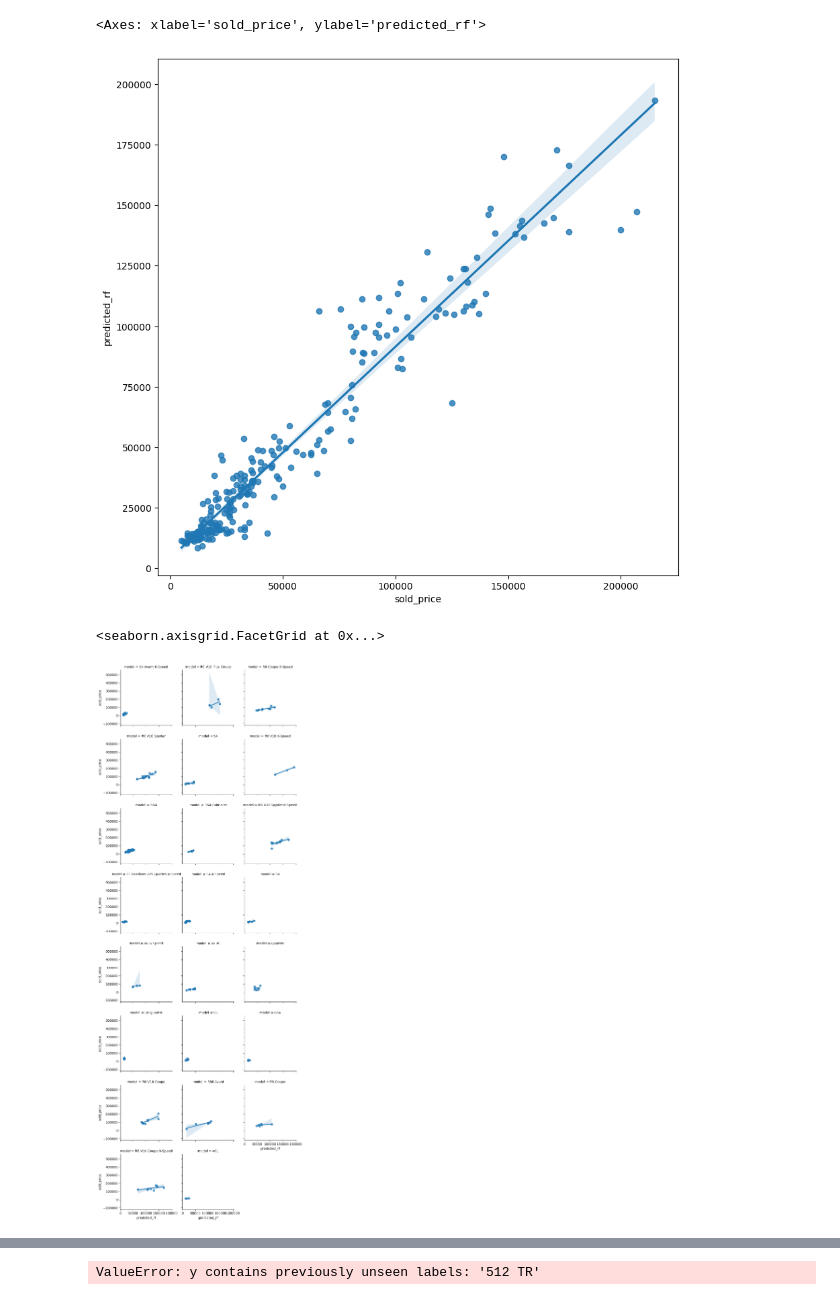
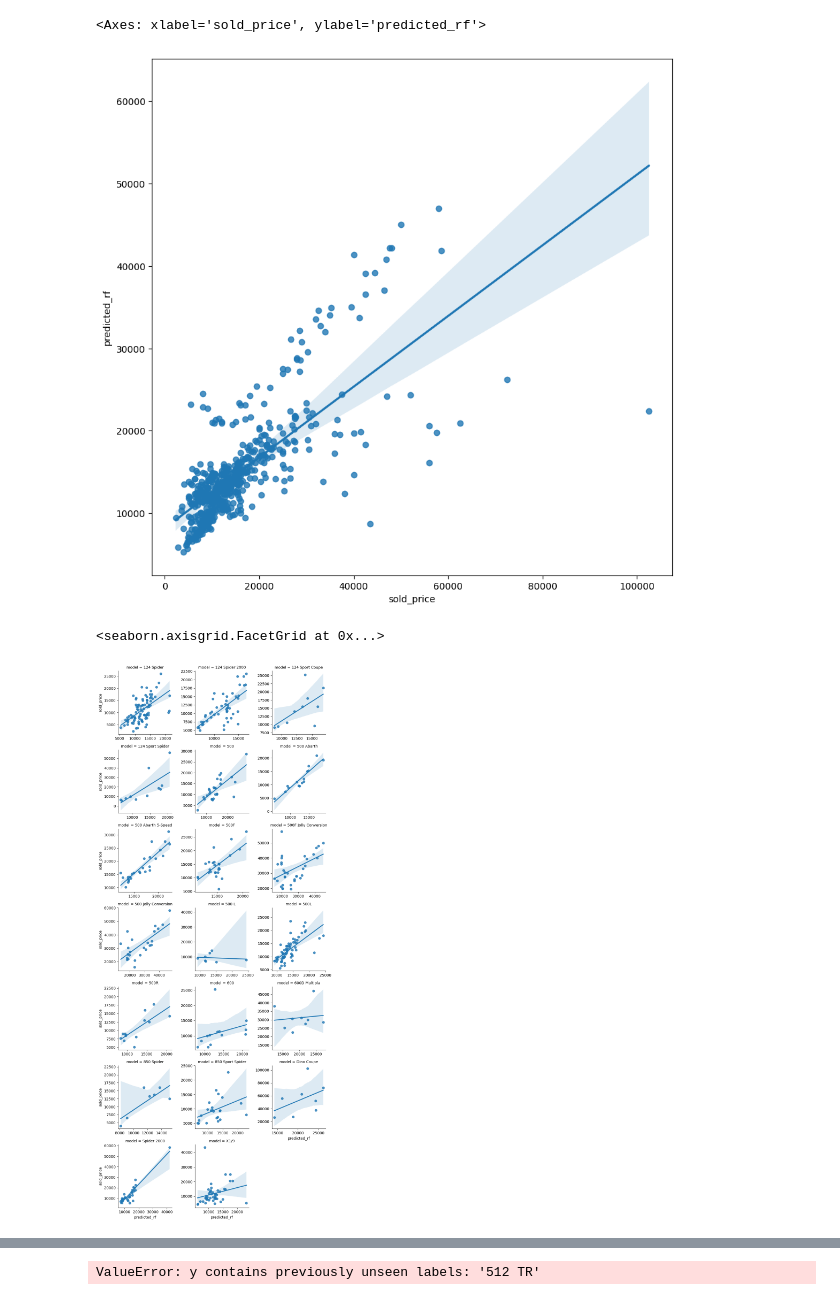
Before and after one commit to redshift75/autostrada, a Jupyter notebook: notebooks/car-prices.ipynb, the cells around one changed output, grey strips where cells are left out. Saved outputs shown, nothing was run; the diff lists cells and outputs as text; code cells hidden in the pictures.

Commit message:
model min is 10 obs

```diff
--- a/notebooks/car-prices.ipynb
+++ b/notebooks/car-prices.ipynb
@@ -25,8 +25,8 @@ SUPABASE_SERVICE_KEY = os.getenv("NEXT_PUBLIC_SUPABASE_SERVICE_KEY")
 
 supabase = create_client(SUPABASE_URL, SUPABASE_SERVICE_KEY)
 
-MAKE = "Audi"
-min_observations = 20
+MAKE = "Fiat"
+min_observations = 10
 
 response = (
     supabase.table("bat_completed_auctions")
@@ -209,13 +209,13 @@ Trans Mapping: {'automatic': 0, 'manual': 1}
 # Features
 # year	model	mileage	normalized_color	transmission
 
-X_train, X_test, y_train, y_test = train_test_split(X, y, test_size=0.20, random_state=42, shuffle = True)
+#X_train, X_test, y_train, y_test = train_test_split(X, y, test_size=0.2, random_state=42, shuffle = True)
 
-car_model_rf = RandomForestRegressor(n_estimators=100, random_state=33, monotonic_cst = [0,0,-1,0,0,0])
-car_model_rf.fit(X_train,y_train, sample_weight=X_train['W'])
-print('Random Forest Regressor Train Score is : ' ,  car_model_rf.score(X_train, y_train))
-print('Random Forest Regressor Test Score is : ' , car_model_rf.score(X_test, y_test))
+car_model_rf = RandomForestRegressor(n_estimators=150, random_state=33, monotonic_cst = [0,0,-1,0,0,0])
+car_model_rf.fit(X,y, sample_weight=X['W'])
+print('Random Forest Regressor Train Score is : ' ,  car_model_rf.score(X, y))
+#print('Random Forest Regressor Test Score is : ' , car_model_rf.score(X_test, y_test))
 
-predicted_rf = pd.DataFrame(car_model_rf.predict(X_test), index=X_test.index, columns=['predicted_rf'])
+predicted_rf = pd.DataFrame(car_model_rf.predict(X), index=X.index, columns=['predicted_rf'])
 car_model_rf.feature_importances_
 # %% [output]
@@ -226,9 +225,9 @@ array([0.43489665, 0.26094679, 0.25363616, 0.01424007, 0.00725732,
 # %%
 # Inverse transform features
-X_analysis = X_test.copy()
-X_analysis.model = Lbl_model.inverse_transform(X_test.model)
-X_analysis.normalized_color = Lbl_color.inverse_transform(X_test.normalized_color)
-X_analysis.transmission = Lbl_trans.inverse_transform(X_test.transmission)
+X_analysis = X.copy()
+X_analysis.model = Lbl_model.inverse_transform(X.model)
+X_analysis.normalized_color = Lbl_color.inverse_transform(X.normalized_color)
+X_analysis.transmission = Lbl_trans.inverse_transform(X.transmission)
 X_analysis
 # %% [output]
 |  | year | model | mileage | normalized_color | transmission | W |
@@ -247,6 +246,6 @@ X_analysis
 # %%
 # Analyze Results: Add target and predicted values
-X_analysis = pd.merge(y_test, X_analysis, how='inner', left_index=True, right_index=True)
+X_analysis = pd.merge(y, X_analysis, how='inner', left_index=True, right_index=True)
 X_analysis = pd.merge(X_analysis, predicted_rf, how='inner', left_index=True, right_index=True)
 X_analysis.sold_price = np.exp(X_analysis.sold_price)
 X_analysis.predicted_rf = np.exp(X_analysis.predicted_rf)
@@ -304,7 +301,7 @@ sns.regplot(x=X_analysis.sold_price, y=X_analysis.predicted_rf)
 #sns.regplot(x=X_analysis.sold_price, y=X_analysis.predicted_xgb)
 # %% [output]
 <Axes: xlabel='sold_price', ylabel='predicted_rf'>
-[figure, old version]
+[figure, new version]
 # %%
 # Save model
 today_date = date.today().strftime('%Y-%m-%d')
@@ -318,13 +315,13 @@ pickle.dump(Lbl_color, open(f'{path}/labels_color.pkl','wb'))
 pickle.dump(Lbl_trans, open(f'{path}/labels_transmission.pkl','wb'))
 # %%
 # Predicted vs Sold Price Scatter by model
-g = sns.FacetGrid(X_analysis, col="model", col_wrap=3)
+g = sns.FacetGrid(X_analysis, col="model", col_wrap=3, sharex=False, sharey=False)
 
 # Map scatter plots to the grid
 g.map(sns.regplot, "predicted_rf", "sold_price")
 # %% [output]
 <seaborn.axisgrid.FacetGrid at 0x...>
-[figure, old version]
+[figure, new version]
 # %%
 # Analyze Residuals by model
 X_analysis['diff'] = X_analysis.sold_price - X_analysis.predicted_rf
```
Also changed, not shown: parts of 12 cells of this notebook, 2 other files.
